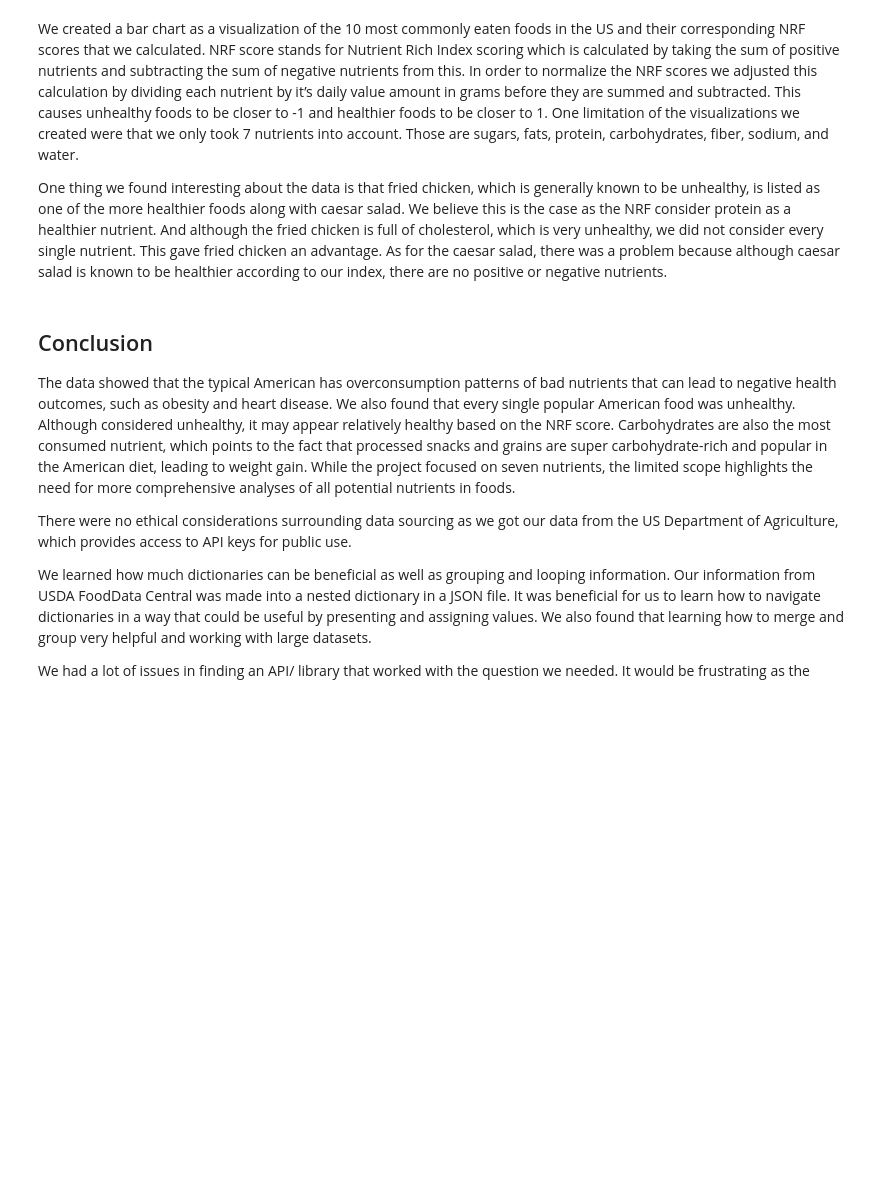
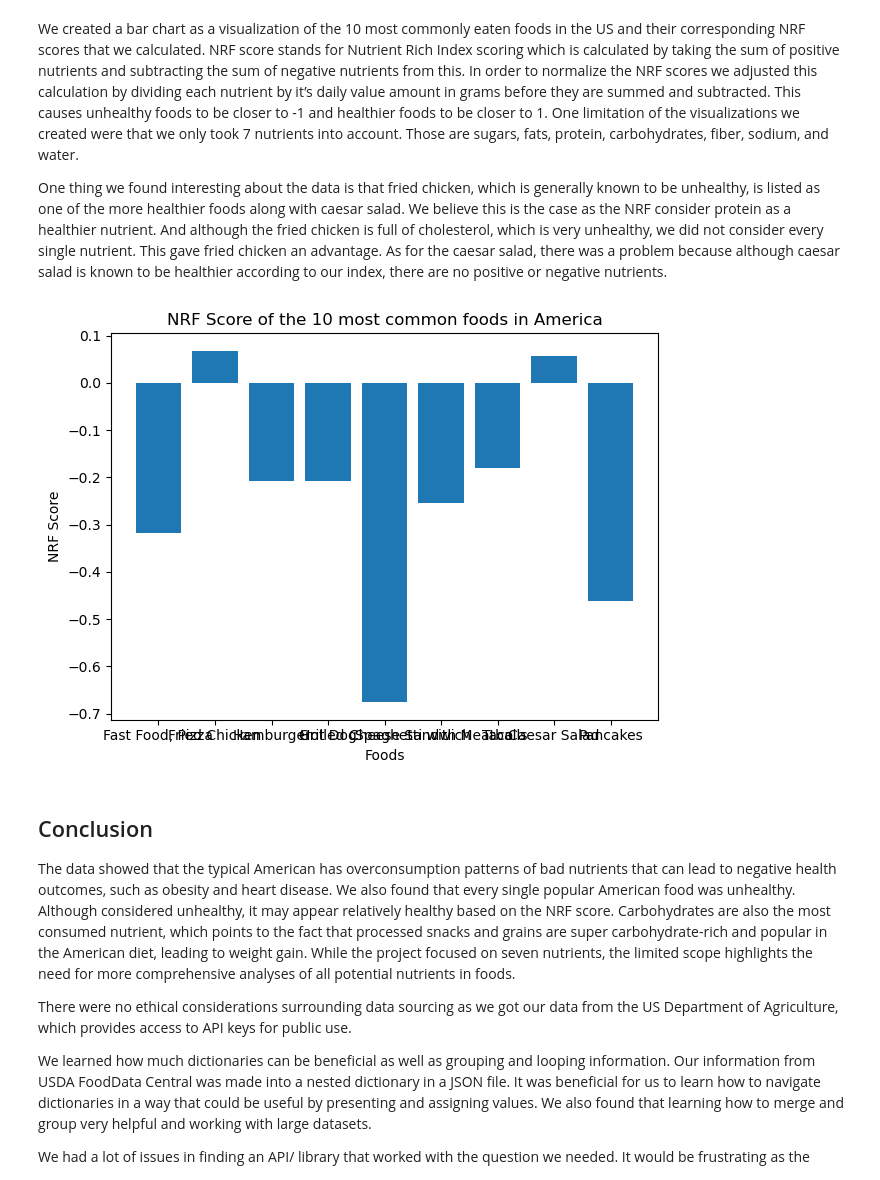
Before and after one commit to olincollege/nutrition-trends, a Jupyter notebook: computational_essay.ipynb, the cells around one changed output. Drawn from its saved outputs; the diff is of its cells as text; code cells hidden in the pictures; blank space fills up the shorter version.

Commit message:
Update to computational_essay and datamanipulation

```diff
--- a/computational_essay.ipynb
+++ b/computational_essay.ipynb
@@ -177,3 +175,81 @@ One thing we found interesting about the data is that fried chicken, which is ge
+# %%
+import json
+import matplotlib.pyplot as plt
+from datamanipulation import get_food_details
+
+
+with open("food_nutrition.json", encoding="utf-8") as file:
+    data_string = file.read()
+    data = json.loads(data_string)
+
+# Preset the keys to know what the food is initailly
+
+# Top american foods according to google
+american_food_keys = [
+    "Fast Food, Pizza",
+    "Fried Chicken",
+    "Hamburger",
+    "Hot Dog",
+    "Grilled Cheese Sandwich",
+    "Spaghetti with Meatballs",
+    "Taco",
+    "Caesar Salad",
+    "Pancakes",
+]
+
+matched_food = {key: None for key in american_food_keys}
+
+for food in data:
+    description = food.get("description", "").lower()
+
+    for american_food in american_food_keys:
+        if american_food.lower() in description:
+            # print(f"Matched '{american_food}' with USDA item: {description}")
+            if matched_food[american_food] is not None:
+                pass  # Do nothing if the condition is false
+            elif matched_food[american_food] is None:
+                matched_food[american_food] = food
+            else:
+                pass
+
+
+food_dict = {}
+
+for food_name, usda_item in matched_food.items():
+    if usda_item:  # Ensure the item is not None
+        food_dict[food_name] = get_food_details(usda_item)
+    else:
+        food_dict[food_name] = [0] * 7
+
+
+# this code gives us the total nutrients of the top 10 most eaten foods
+total_nutrients = []
+list_len = [0, 1, 2, 3, 4, 5, 6]
+for i in list_len:
+    total_one_nutrient = sum(values[i] for values in food_dict.values())
+    total_nutrients.append(total_one_nutrient)
+
+
+# order is proteins, fats, carbs, sugars, fibers, sodium, and water
+
+nrf_score_list = []
+for food, values in food_dict.items():
+    nrf_score = ((values[0] / 50) + (values[4] / 28) + (values[6] / 500)) - (
+        (values[1] / 20)
+        + (values[3] / 50)
+        + (values[5] / 2000)
+        + (values[2] / 275)
+    )
+    nrf_score_list.append(nrf_score)
+
+plt.bar(american_food_keys, nrf_score_list)
+plt.title("NRF Score of the 10 most common foods in America")
+plt.xlabel("Foods")
+plt.ylabel("NRF Score")
+plt.tight_layout()
+plt.show()
+# %% [output]
+[figure, added]
 # %% [markdown]
 ## Conclusion
 The data showed that the typical American has overconsumption patterns of bad nutrients that can lead to negative health outcomes, such as obesity and heart disease. We also found that every single popular American food was unhealthy. Although considered unhealthy, it may appear relatively healthy based on the NRF score. Carbohydrates are also the most consumed nutrient, which points to the fact that processed snacks and grains are super carbohydrate-rich and popular in the American diet, leading to weight gain. While the project focused on seven nutrients, the limited scope highlights the need for more comprehensive analyses of all potential nutrients in foods.
```
Also changed, not shown: parts of 1 cell of this notebook, 1 other file.
